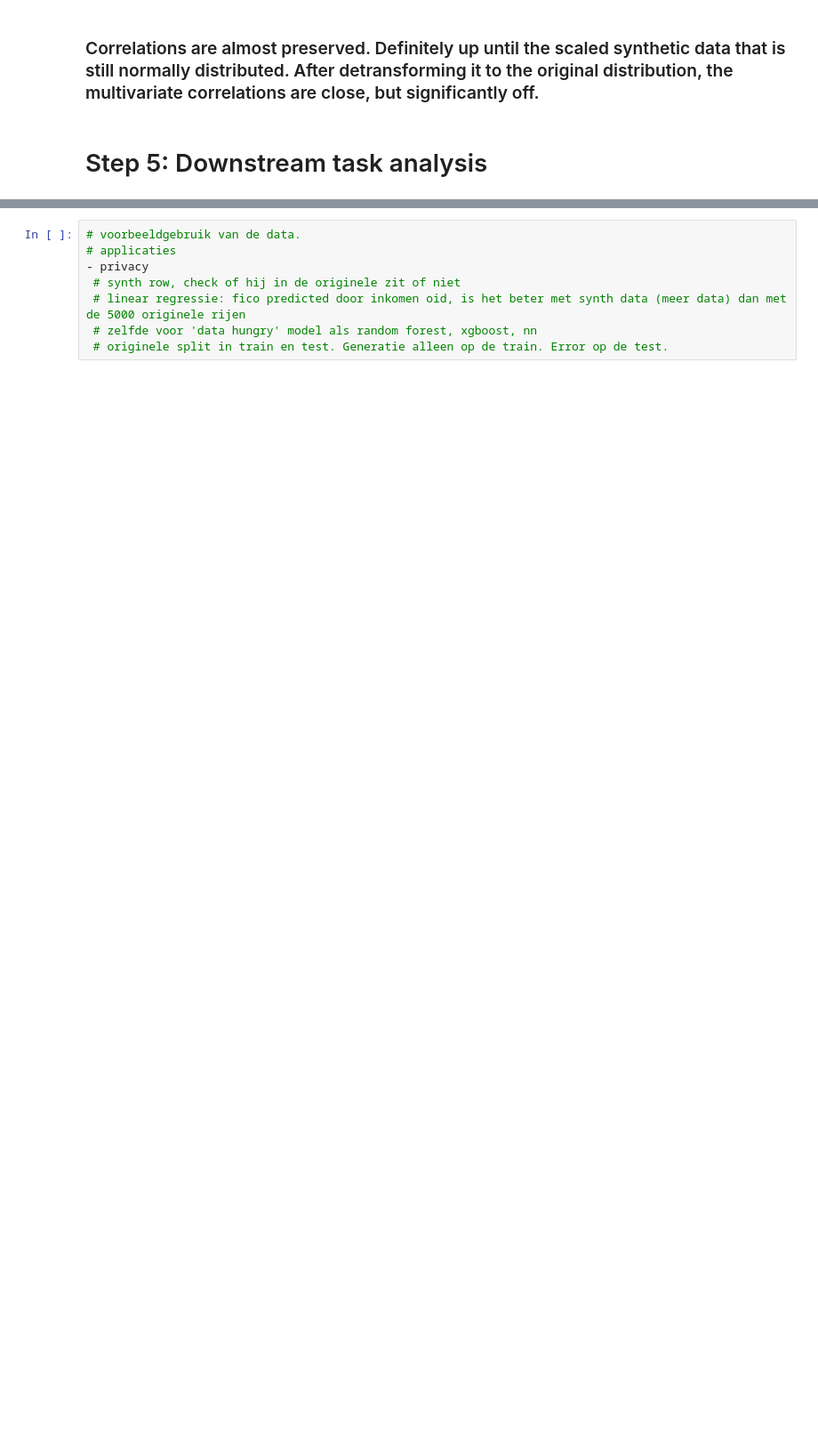
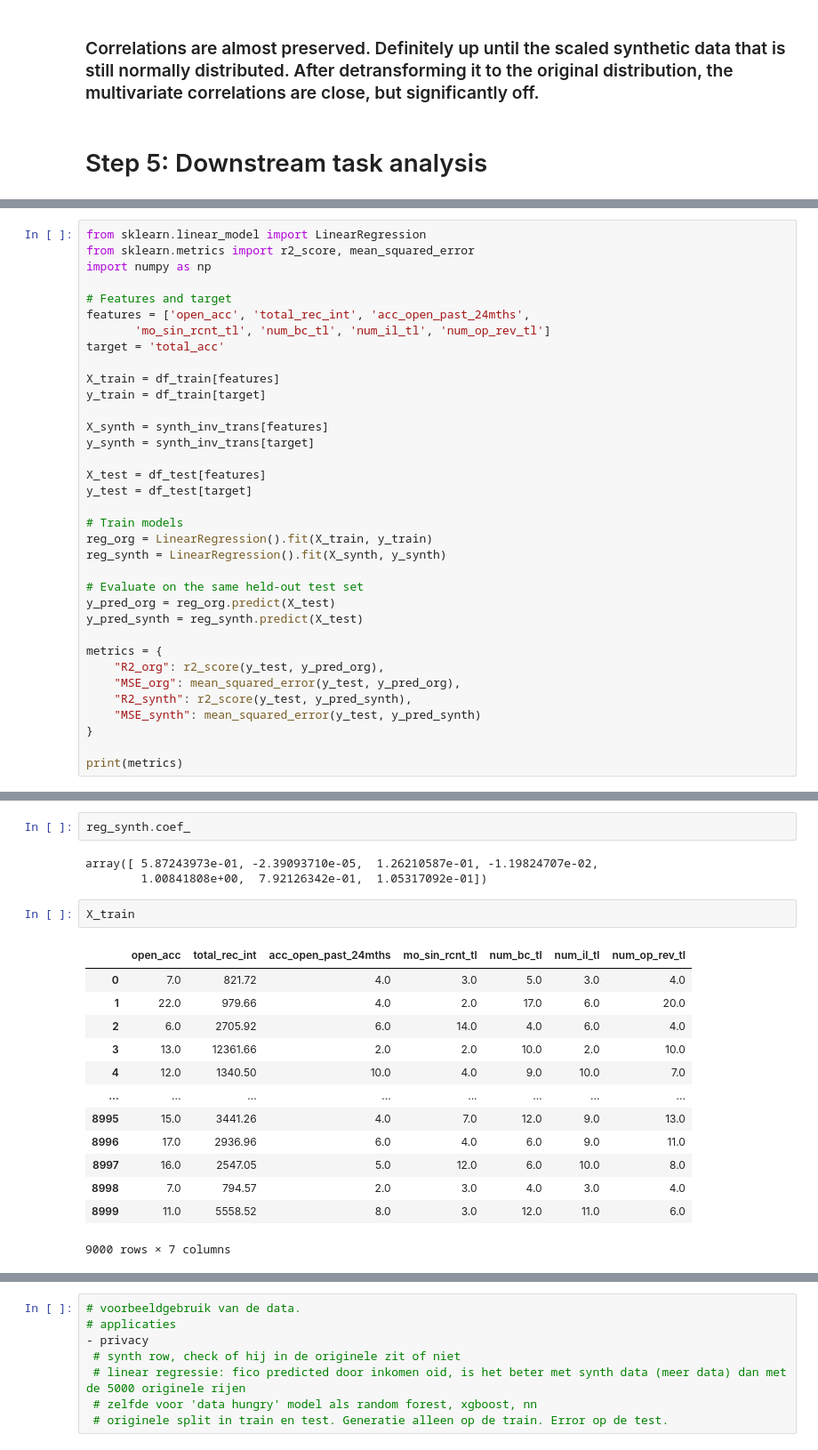
Before and after one commit to wiegerpunter/demo-mcds, a Jupyter notebook: demo_gcm.ipynb, the cells around one changed output, grey strips where cells are left out. Shown at 89% size. Drawn from its saved outputs; the diff is of its cells as text; blank space fills up the shorter version.

Commit message:
add regression task

```diff
--- a/demo_gcm.ipynb
+++ b/demo_gcm.ipynb
@@ -292,0 +300,35 @@ display(results)
+# %%
+from sklearn.linear_model import LinearRegression
+from sklearn.metrics import r2_score, mean_squared_error
+import numpy as np
+
+# Features and target
+features = ['open_acc', 'total_rec_int', 'acc_open_past_24mths',
+       'mo_sin_rcnt_tl', 'num_bc_tl', 'num_il_tl', 'num_op_rev_tl']
+target = 'total_acc'
+
+X_train = df_train[features]
+y_train = df_train[target]
+
+X_synth = synth_inv_trans[features]
+y_synth = synth_inv_trans[target]
+
+X_test = df_test[features]
+y_test = df_test[target]
+
+# Train models
+reg_org = LinearRegression().fit(X_train, y_train)
+reg_synth = LinearRegression().fit(X_synth, y_synth)
+
+# Evaluate on the same held-out test set
+y_pred_org = reg_org.predict(X_test)
+y_pred_synth = reg_synth.predict(X_test)
+
+metrics = {
+    "R2_org": r2_score(y_test, y_pred_org),
+    "MSE_org": mean_squared_error(y_test, y_pred_org),
+    "R2_synth": r2_score(y_test, y_pred_synth),
+    "MSE_synth": mean_squared_error(y_test, y_pred_synth)
+}
+
+print(metrics)
@@ -293,3 +346,24 @@ display(results)
+# %%
+reg_synth.coef_
+# %% [output]
+array([ 5.87243973e-01, -2.39093710e-05,  1.26210587e-01, -1.19824707e-02,
+        1.00841808e+00,  7.92126342e-01,  1.05317092e-01])
+# %%
+X_train
+# %% [output]
+|  | open_acc | total_rec_int | acc_open_past_24mths | mo_sin_rcnt_tl | num_bc_tl | num_il_tl | num_op_rev_tl |
+| 0 | 7.0 | 821.72 | 4.0 | 3.0 | 5.0 | 3.0 | 4.0 |
+| 1 | 22.0 | 979.66 | 4.0 | 2.0 | 17.0 | 6.0 | 20.0 |
+| 2 | 6.0 | 2705.92 | 6.0 | 14.0 | 4.0 | 6.0 | 4.0 |
+| 3 | 13.0 | 12361.66 | 2.0 | 2.0 | 10.0 | 2.0 | 10.0 |
+| 4 | 12.0 | 1340.50 | 10.0 | 4.0 | 9.0 | 10.0 | 7.0 |
+| ... | ... | ... | ... | ... | ... | ... | ... |
+| 8995 | 15.0 | 3441.26 | 4.0 | 7.0 | 12.0 | 9.0 | 13.0 |
+| 8996 | 17.0 | 2936.96 | 6.0 | 4.0 | 6.0 | 9.0 | 11.0 |
+| 8997 | 16.0 | 2547.05 | 5.0 | 12.0 | 6.0 | 10.0 | 8.0 |
+| 8998 | 7.0 | 794.57 | 2.0 | 3.0 | 4.0 | 3.0 | 4.0 |
+| 8999 | 11.0 | 5558.52 | 8.0 | 3.0 | 12.0 | 11.0 | 6.0 |
+9000 rows × 7 columns
 # %%
 import numpy as np
 import pandas as pd
```
Also changed, not shown: parts of 6 cells of this notebook.
